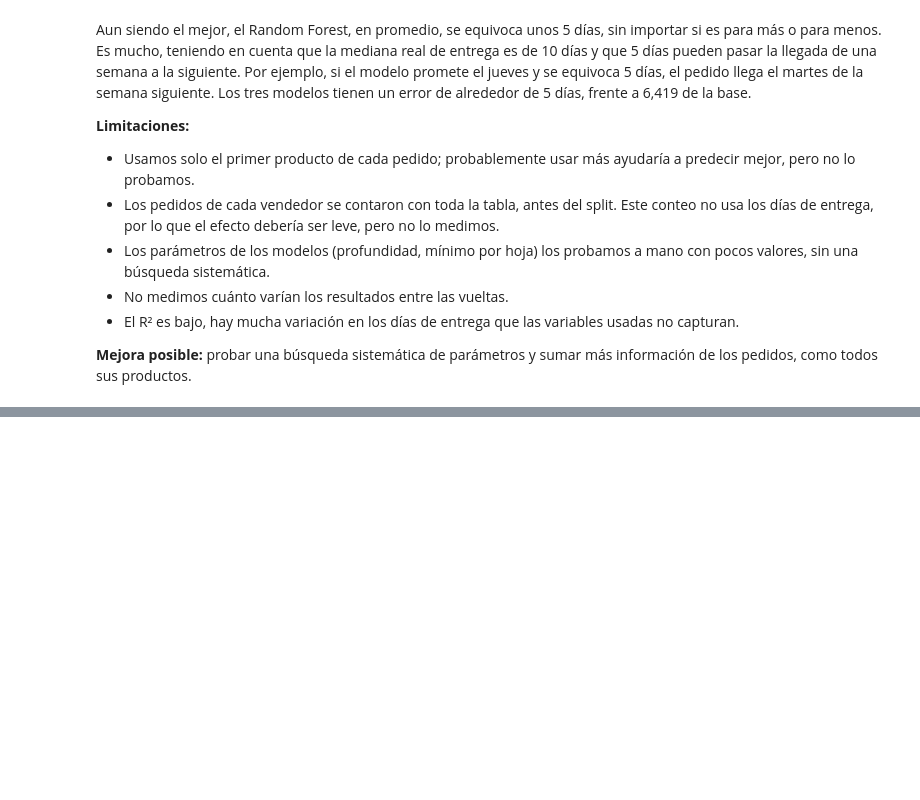
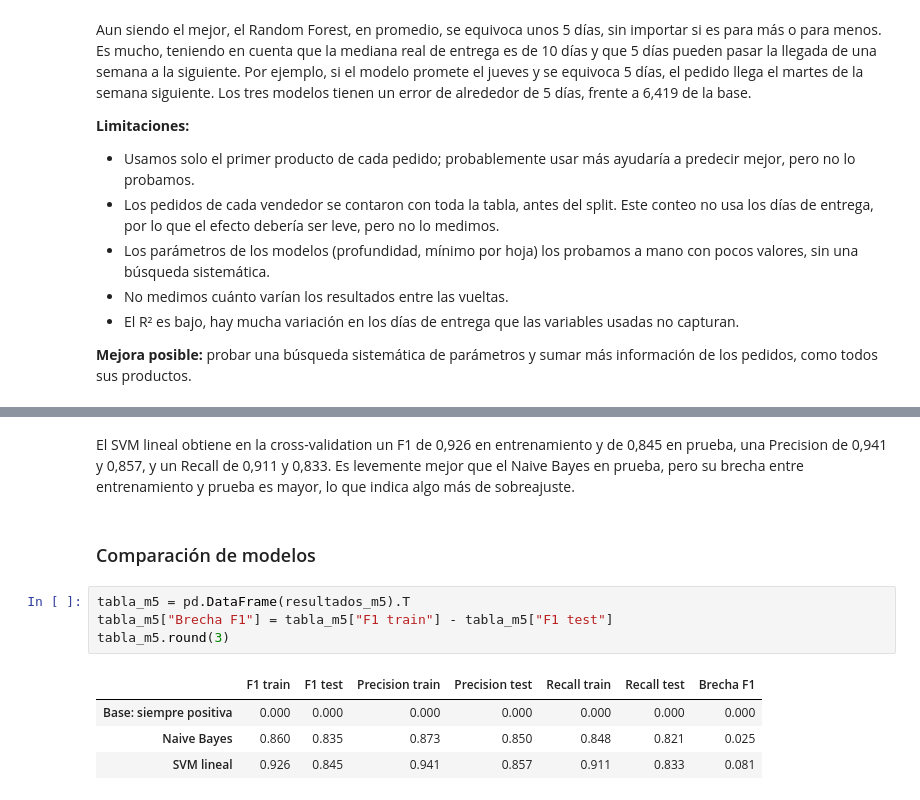
Before and after one commit to CarlosScura/Operacion-Olist, a Jupyter notebook: operacion_olist.ipynb, the cells around one changed output, grey strips where cells are left out. Drawn from its saved outputs; the diff is of its cells as text; blank space fills up the shorter version.

```diff
--- a/operacion_olist.ipynb
+++ b/operacion_olist.ipynb
@@ -1020,0 +1155,13 @@ Aun siendo el mejor, el Random Forest, en promedio, se equivoca unos 5 días, si
+# %% [markdown]
+El SVM lineal obtiene en la cross-validation un F1 de 0,926 en entrenamiento y de 0,845 en prueba, una Precision de 0,941 y 0,857, y un Recall de 0,911 y 0,833. Es levemente mejor que el Naive Bayes en prueba, pero su brecha entre entrenamiento y prueba es mayor, lo que indica algo más de sobreajuste.
+# %% [markdown]
+### Comparación de modelos
+# %%
+tabla_m5 = pd.DataFrame(resultados_m5).T
+tabla_m5["Brecha F1"] = tabla_m5["F1 train"] - tabla_m5["F1 test"]
+tabla_m5.round(3)
+# %% [output]
+|  | F1 train | F1 test | Precision train | Precision test | Recall train | Recall test | Brecha F1 |
+| Base: siempre positiva | 0.000 | 0.000 | 0.000 | 0.000 | 0.000 | 0.000 | 0.000 |
+| Naive Bayes | 0.860 | 0.835 | 0.873 | 0.850 | 0.848 | 0.821 | 0.025 |
+| SVM lineal | 0.926 | 0.845 | 0.941 | 0.857 | 0.911 | 0.833 | 0.081 |
```
Also changed, not shown: parts of 28 cells of this notebook.
